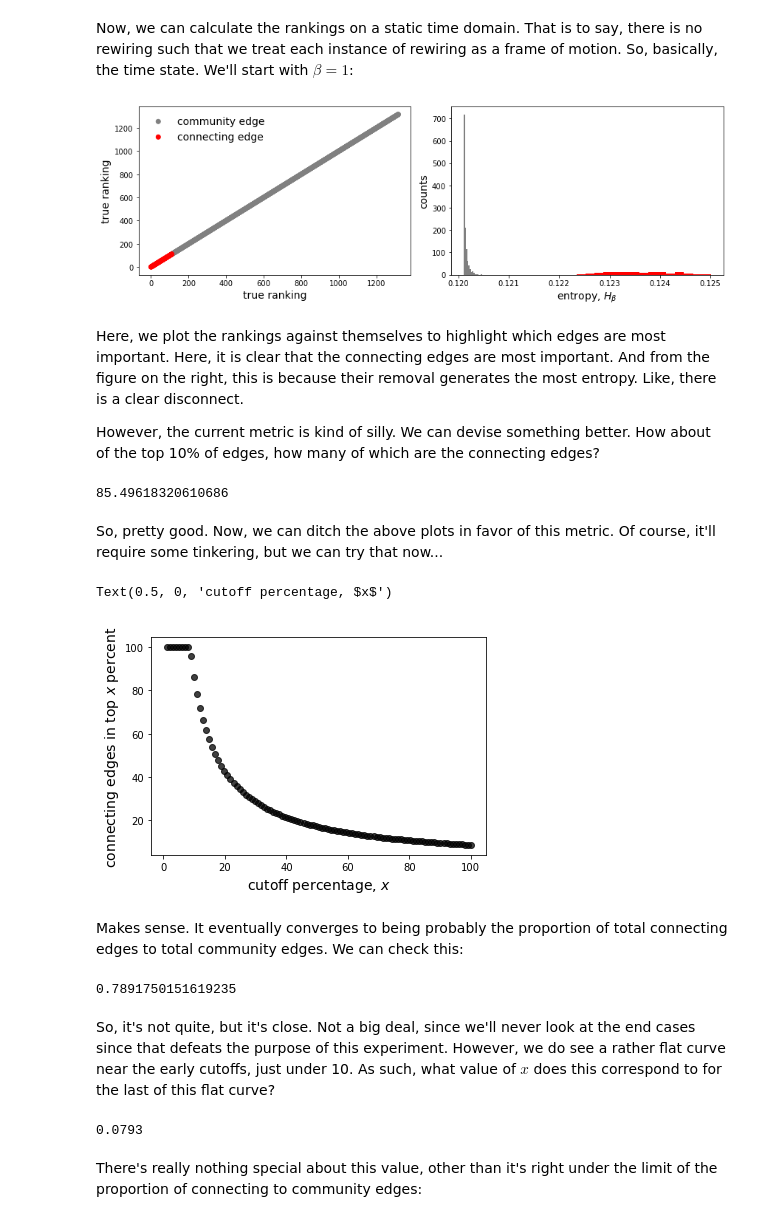
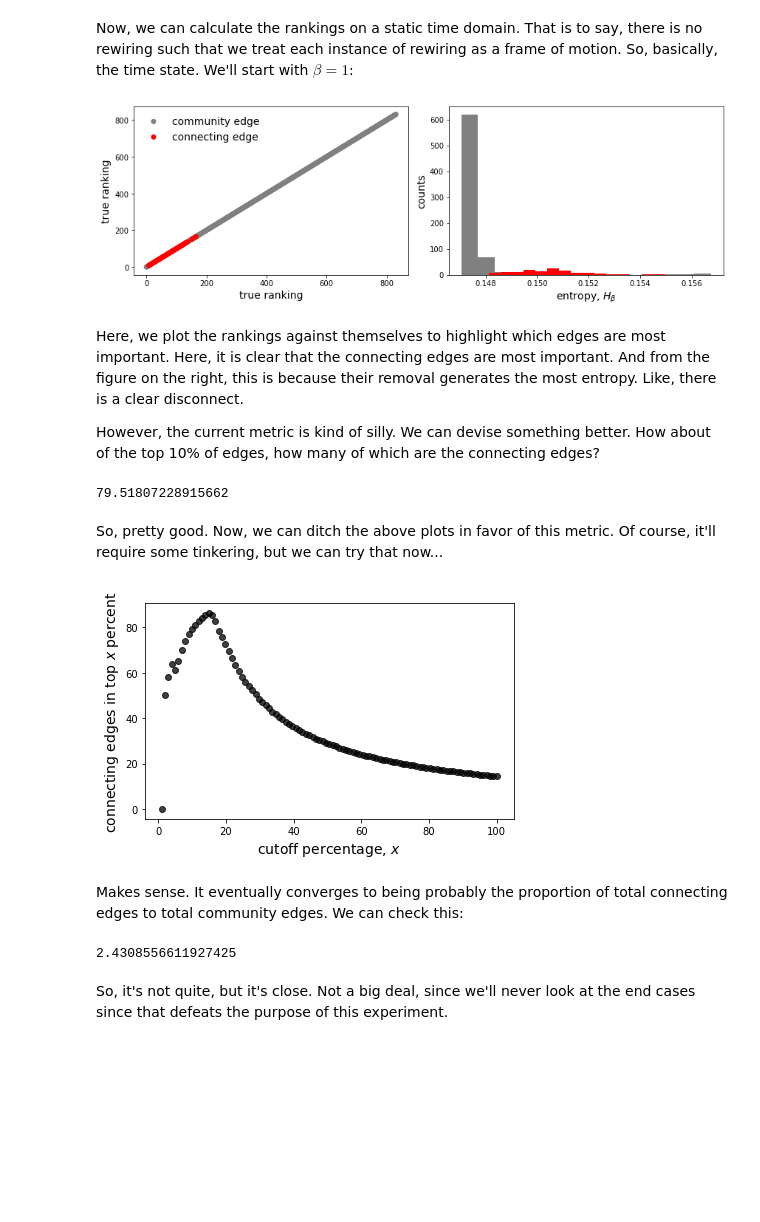
Before and after one commit to ubsuny/MC_RandomNetworks-RaspiZero, a Jupyter notebook: edge_rankings.ipynb, the cells around one changed output. Drawn from its saved outputs; the diff is of its cells as text; code cells hidden in the pictures; blank space fills up the shorter version.

Commit message:
rankings done
rankings? done!

```diff
--- a/edge_rankings.ipynb
+++ b/edge_rankings.ipynb
@@ -23,7 +23,7 @@ Since edge rankings are best defined for community structure, we can opt to form
 # %%
 N = 100
 k = 2
-p_in = 0.5
+p_in = 0.3
 p_out = 0.05
 # %%
 G = SBM(N, p_in, p_out, k = k)
@@ -40,7 +40,7 @@ fig, ax = G.plot_networkx(edge_color = edge_colors)
 # %% [markdown]
 Now, we can calculate the rankings on a static time domain.  That is to say, there is no rewiring such that we treat each instance of rewiring as a frame of motion.  So, basically, the time state.  We'll start with $\beta = 1$:
 # %%
-Hs, sorts, ranks = edge_rankings(G)
+Hs, sorts, ranks = edge_rankings(G.copy_graph())
 # %%
 fig, axs = plt.subplots(1, 2, figsize = (12, 4))
 
@@ -60,32 +60,20 @@ axs[1].set_xlabel(r'entropy, $H_\beta$', fontsize = 14)
 
 fig.tight_layout()
 # %% [output]
-[figure, old version]
+[figure, new version]
 # %% [markdown]
 Here, we plot the rankings against themselves to highlight which edges are most important.  Here, it is clear that the connecting edges are most important.  And from the figure on the right, this is because their removal generates the most entropy.  Like, there is a clear disconnect.
 
 However, the current metric is kind of silly.  We can devise something better.  How about of the top 10% of edges, how many of which are the connecting edges?
-# %%
-def top_ranked(sorts, locs, cutoff = 0.10):
-
-    cutoff_idx = int(cutoff*sorts.shape[0])
-    if cutoff_idx == sorts.shape[0]:
-        is_connecting = ~locs[sorts]
-    else:
-        is_connecting = ~locs[sorts][:cutoff_idx]
-
-    is_connecting = is_connecting.sum()/is_connecting.shape[0]
-
-    return is_connecting*100
 # %%
 print(top_ranked(sorts, locs))
 # %% [output]
-85.49618320610686
+79.51807228915662
 # %% [markdown]
 So, pretty good.  Now, we can ditch the above plots in favor of this metric.  Of course, it'll require some tinkering, but we can try that now...
 # %%
-cutoffs = np.linspace(1, 100, 101)/100
-percents = np.zeros(cutoffs.shape[0])
+cutoffs = linspace(1, 100, 101)/100
+percents = zeros(cutoffs.shape[0])
 
 for idx, cutoff in enumerate(cutoffs):
 
@@ -93,24 +81,19 @@ for idx, cutoff in enumerate(cutoffs):
 # %%
 fig, ax = plt.subplots(1, 1)
 
 ax.scatter(cutoffs*100, percents, c = 'k', alpha = 0.75)
 
 ax.set_ylabel('connecting edges in top $x$ percent', fontsize = 14)
 ax.set_xlabel('cutoff percentage, $x$', fontsize = 14)
+
+fig.tight_layout()
 # %% [output]
-Text(0.5, 0, 'cutoff percentage, $x$')
-[figure, old version]
+[figure, new version]
 # %% [markdown]
 Makes sense.  It eventually converges to being probably the proportion of total connecting edges to total community edges.  We can check this:
 # %%
 print(G.outside_edges.shape[0]/G.inside_edges.shape[0] * 100 - percents[-1])
 # %% [output]
-0.7891750151619235
+2.4308556611927425
 # %% [markdown]
-So, it's not quite, but it's close.  Not a big deal, since we'll never look at the end cases since that defeats the purpose of this experiment.  However, we do see a rather flat curve near the early cutoffs, just under 10.  As such, what value of $x$ does this correspond to for the last of this flat curve?
+So, it's not quite, but it's close.  Not a big deal, since we'll never look at the end cases since that defeats the purpose of this experiment.
-# %%
-print(cutoffs[percents == 100][-1])
-# %% [output]
-0.0793
-# %% [markdown]
-There's really nothing special about this value, other than it's right under the limit of the proportion of connecting to community edges:
```
Also changed, not shown: parts of 14 cells of this notebook, 1 other file.
